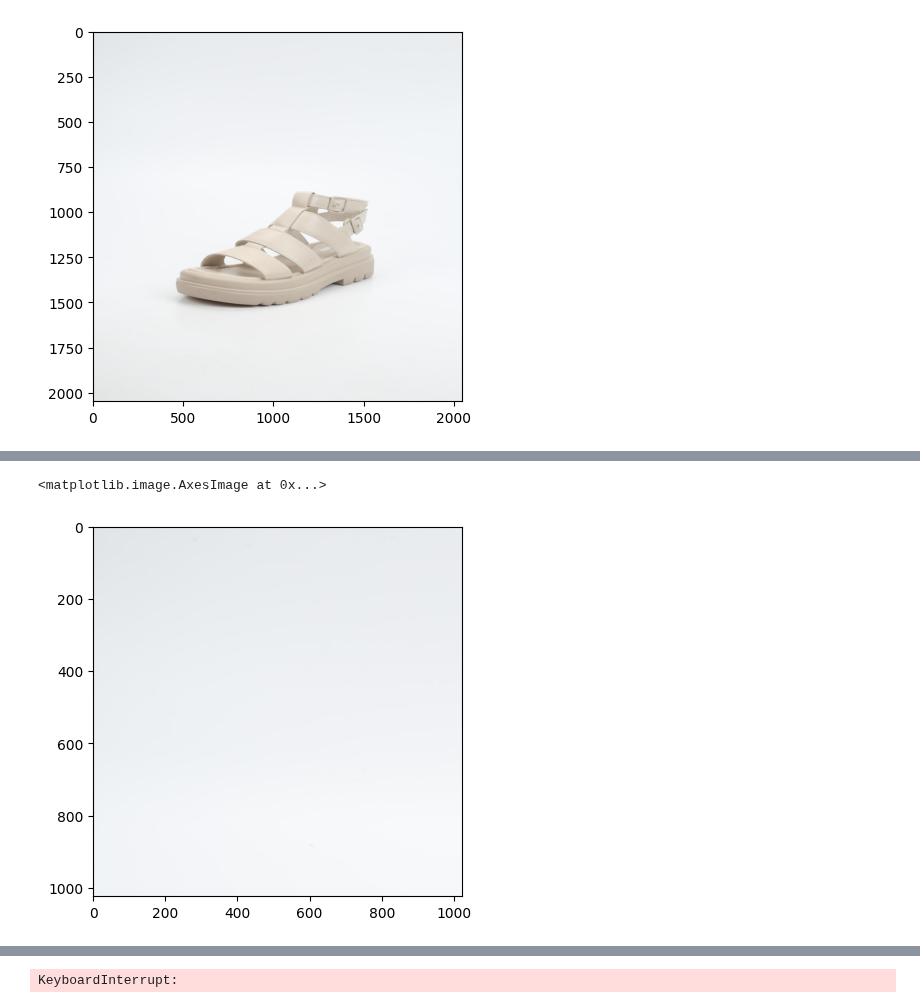
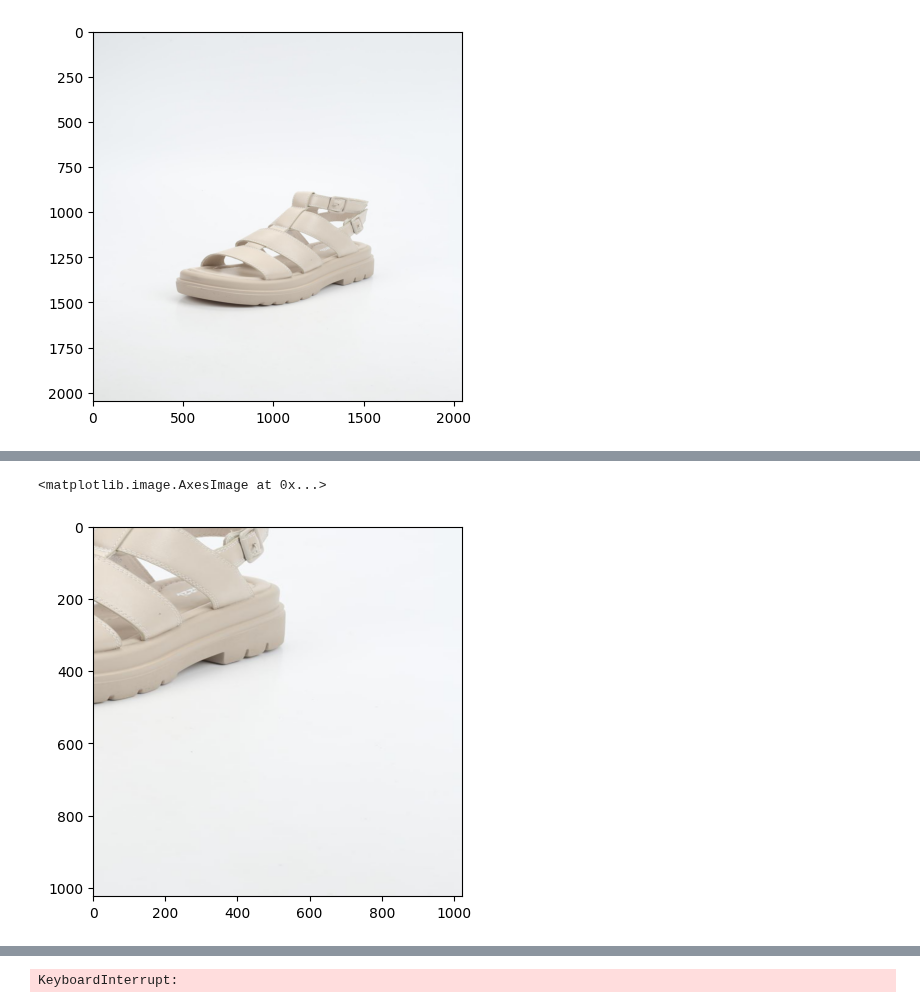
Before and after one commit to BombasticFantastik/KD_Summer_Work, a Jupyter notebook: Segmentation/test.ipynb, the cells around one changed output, grey strips where cells are left out. Saved outputs shown, nothing was run; the diff lists cells and outputs as text; code cells hidden in the pictures.

```diff
--- a/Segmentation/test.ipynb
+++ b/Segmentation/test.ipynb
@@ -41,6 +46,6 @@ result=img2batch(dataset[500]['img'])
 # %%
 
-plt.imshow(result[0].permute(1,2,0).detach().numpy())
+plt.imshow(result[3].permute(1,2,0).detach().numpy())
 # %% [output]
 <matplotlib.image.AxesImage at 0x...>
-[figure, old version]
+[figure, new version]
```
Also changed, not shown: parts of 3 cells of this notebook, 3 other files.
